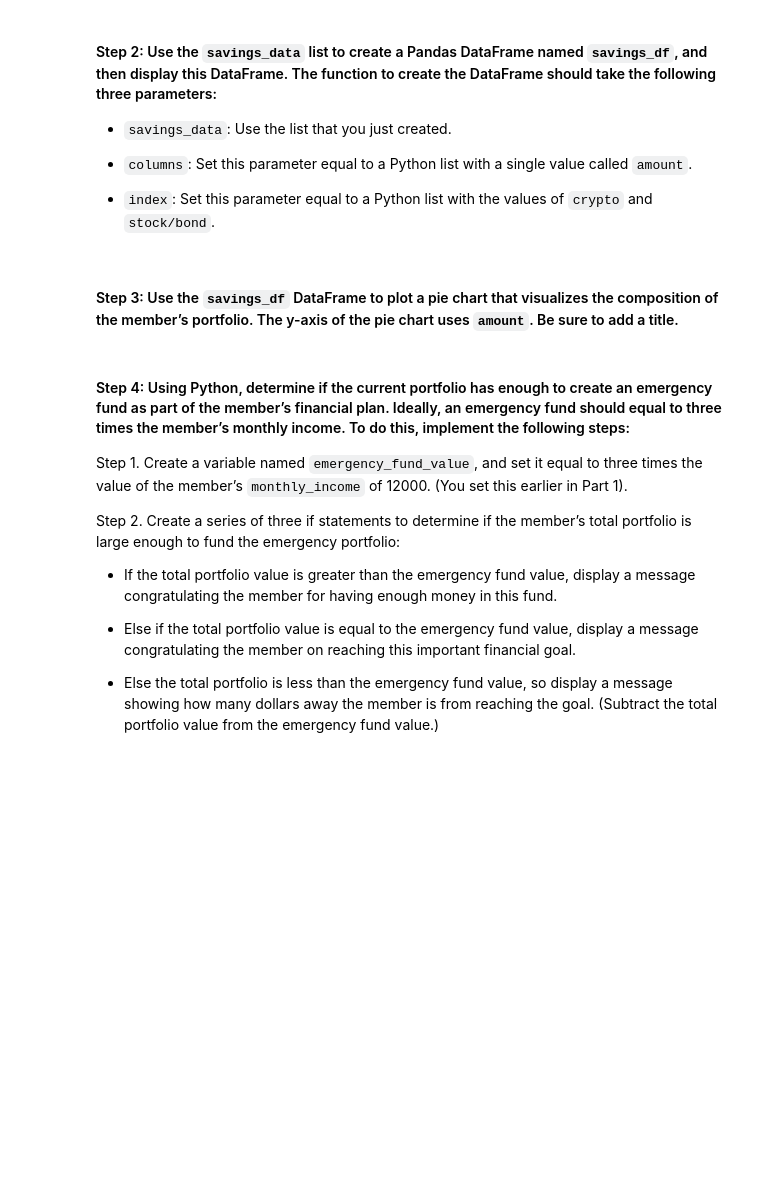
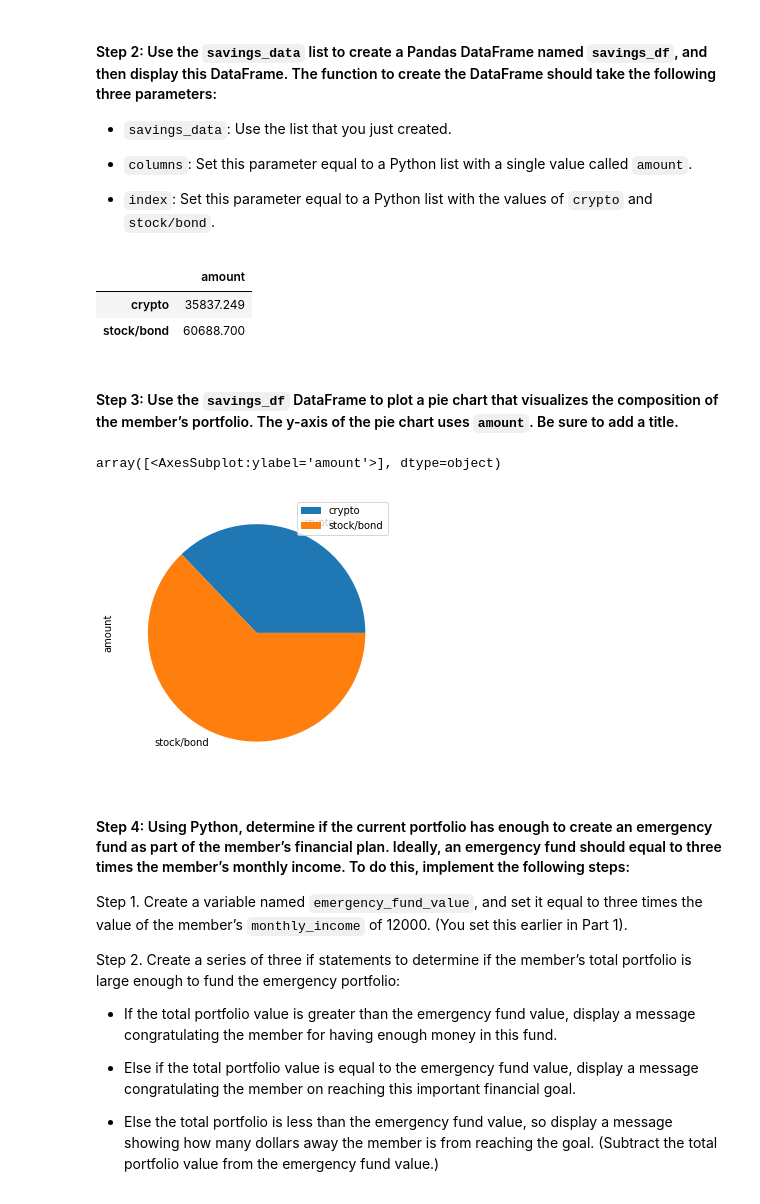
Before and after one commit to smruthid/FinancialAnalysisPlanner, a Jupyter notebook: financial_planning_tools.ipynb, the cells around one changed output. Cells and saved outputs as stored; diff of their text form; code cells hidden in the pictures; blank space fills up the shorter version.

```diff
--- a/financial_planning_tools.ipynb
+++ b/financial_planning_tools.ipynb
@@ -249,7 +249,7 @@ df_stocks.head()
 # %%
 # Access the closing price for AGG from the Alpaca DataFrame
 # Converting the value to a floating point number
-agg_close_price = df_stocks["AGG"]["close"]
+agg_close_price = df_stocks["AGG"]["close"][0]
 
 # Print the AGG closing price
 print(agg_close_price)
@@ -260,7 +258,7 @@ Name: close, dtype: float64
 # %%
 # Access the closing price for SPY from the Alpaca DataFrame
 # Converting the value to a floating point number
-spy_close_price = df_stocks["SPY"]["close"]
+spy_close_price = df_stocks["SPY"]["close"][0]
 
 # Print the SPY closing price
 print(spy_close_price)
@@ -327,7 +331,7 @@ In this section, you’ll use the valuations for the cryptocurrency wallet and f
 #### Step 1: Create a Python list named `savings_data` that has two elements. The first element contains the total value of the cryptocurrency wallet. The second element contains the total value of the stock and bond portions of the portfolio.
 # %%
 # Consolidate financial assets data into a Python list
-# YOUR CODE HERE
+savings_data = [total_crypto_wallet, total_stocks_bonds]
 
 # Review the Python list savings_data
-# YOUR CODE HERE
+print(savings_data)
@@ -341,15 +347,22 @@ In this section, you’ll use the valuations for the cryptocurrency wallet and f
 - `index`: Set this parameter equal to a Python list with the values of `crypto` and `stock/bond`.
 # %%
 # Create a Pandas DataFrame called savings_df
-# YOUR CODE HERE
+savings_df = pd.DataFrame(savings_data, columns=["amount"], index=["crypto", "stock/bond"])
 
 # Display the savings_df DataFrame
-# YOUR CODE HERE
+savings_df.head()
+# %% [output]
+|  | amount |
+| crypto | 35837.249 |
+| stock/bond | 60688.700 |
 # %% [markdown]
 #### Step 3: Use the `savings_df` DataFrame to plot a pie chart that visualizes the composition of the member’s portfolio. The y-axis of the pie chart uses `amount`. Be sure to add a title.
 # %%
 # Plot the total value of the member's portfolio (crypto and stock/bond) in a pie chart
-# YOUR CODE HERE
+savings_df.plot.pie(subplots=True, figsize=(5, 5))
+# %% [output]
+array([<AxesSubplot:ylabel='amount'>], dtype=object)
+[figure, added]
 # %% [markdown]
 #### Step 4: Using Python, determine if the current portfolio has enough to create an emergency fund as part of the member’s financial plan. Ideally, an emergency fund should equal to three times the member’s monthly income. To do this, implement the following steps:
 
```
Also changed, not shown: parts of 18 cells of this notebook.
